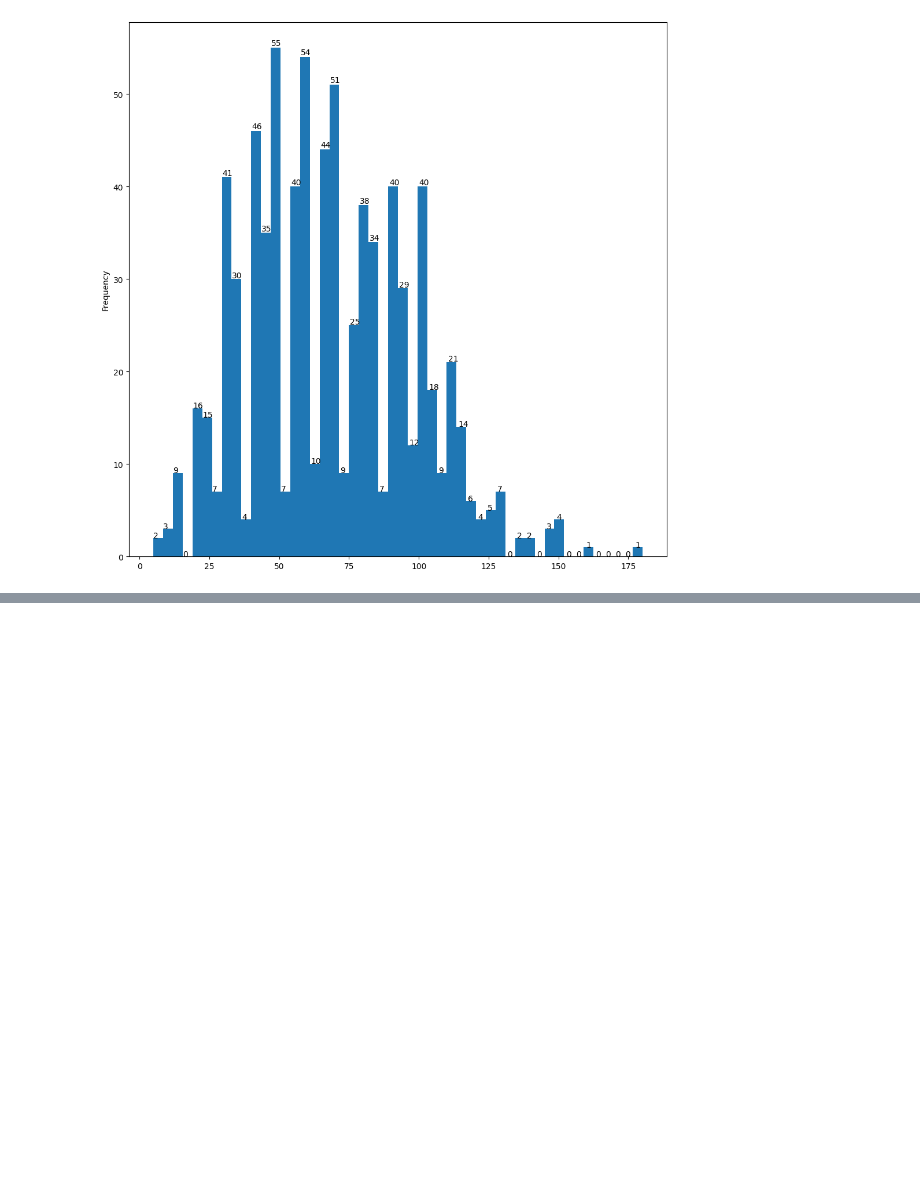
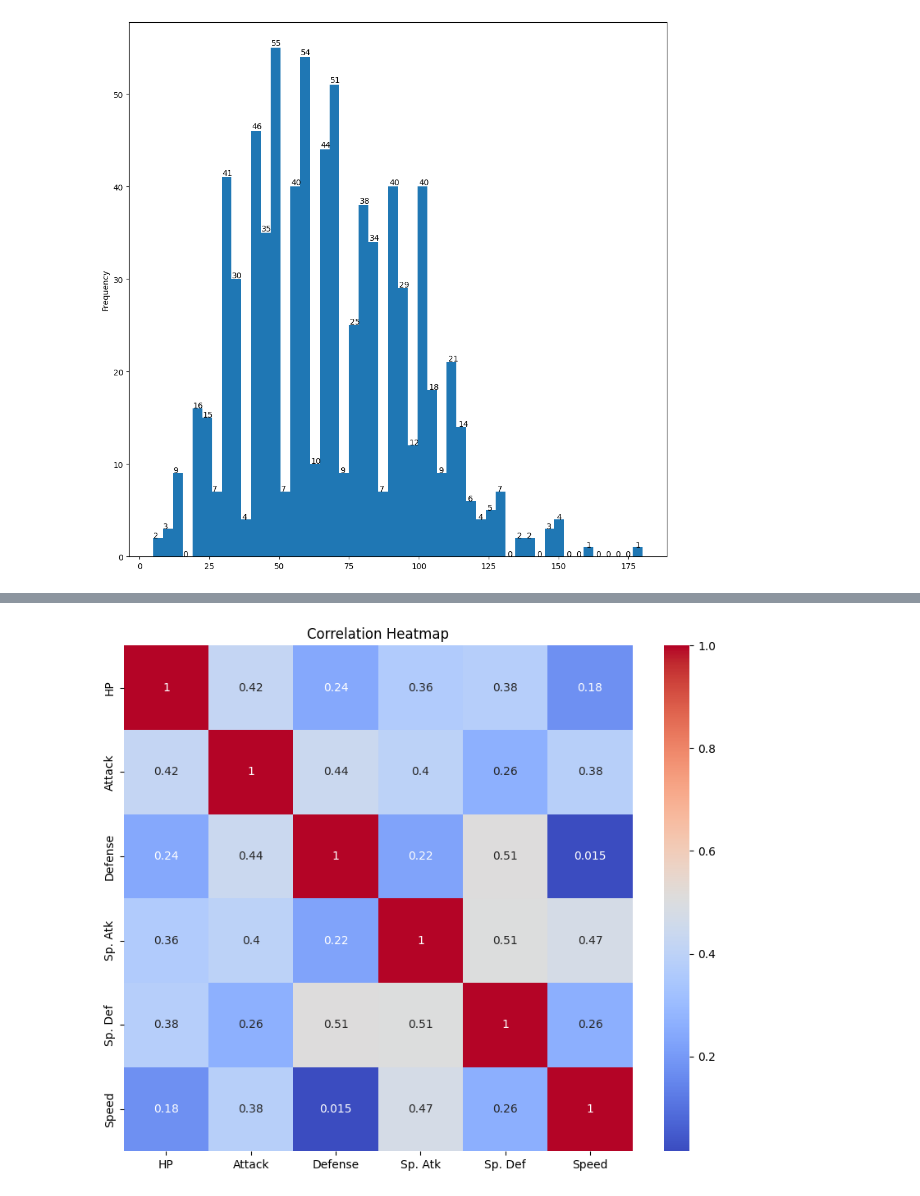
Before and after one commit to alfarezza/MachineLearning-Project, a Jupyter notebook: DataScience/EDA-Pokemon.ipynb, the cells around one changed output, grey strips where cells are left out. Saved outputs shown, nothing was run; the diff lists cells and outputs as text; code cells hidden in the pictures; blank space fills up the shorter version.

```diff
--- a/DataScience/EDA-Pokemon.ipynb
+++ b/DataScience/EDA-Pokemon.ipynb
@@ -193,0 +273,8 @@ plt.show()
+# %%
+# 2. Heatmap korelasi antara atribut numerik
+plt.figure(figsize=(10,8))
+sns.heatmap(data[['HP', 'Attack', 'Defense', 'Sp. Atk', 'Sp. Def', 'Speed']].corr(), annot=True, cmap='coolwarm')
+plt.title('Correlation Heatmap')
+plt.show()
+# %% [output]
+[figure, added]
```
Also changed, not shown: parts of 11 cells of this notebook.
